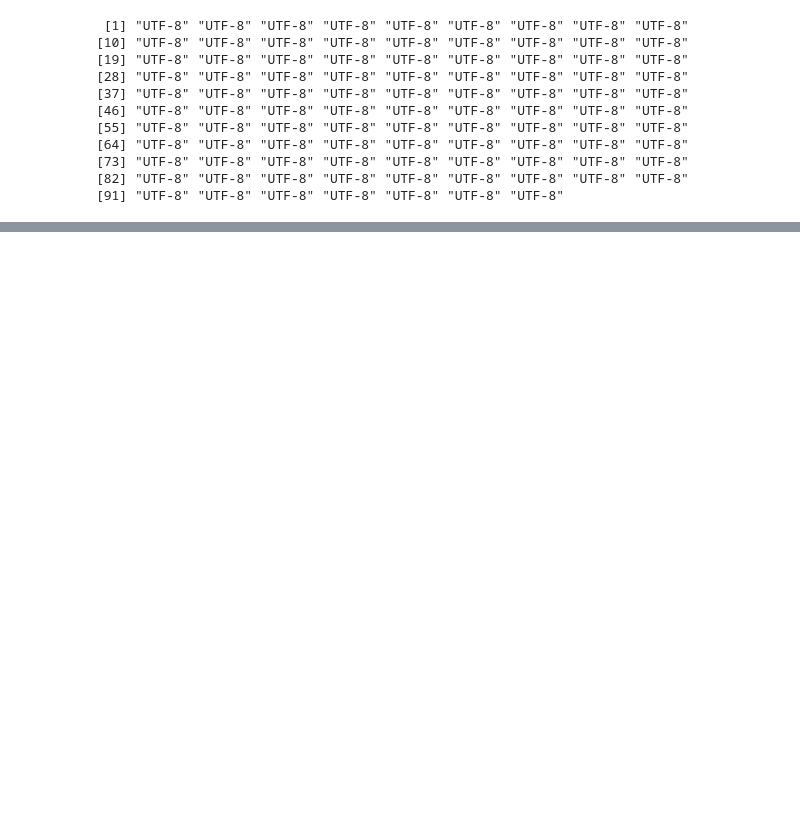
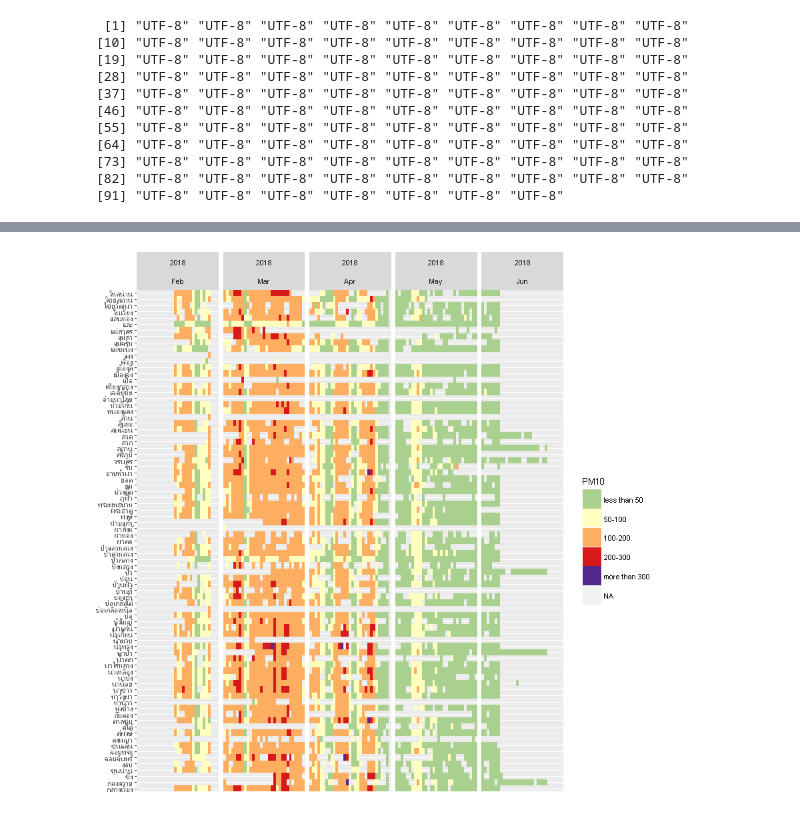
Before and after one commit to Maplub/Jupyter, a Jupyter notebook: Air Quality Explore 2018.ipynb, the cells around one changed output, grey strips where cells are left out. Cells and saved outputs as stored; diff of their text form; code cells hidden in the pictures; blank space fills up the shorter version.

```diff
--- a/Air Quality Explore 2018.ipynb
+++ b/Air Quality Explore 2018.ipynb
@@ -132,0 +141,7 @@ ggplot(airqdaily, aes(monthweek,dowf)) + geom_tile(aes(fill = pm10),colour = "wh
+# %%
+p<-ggplot(airq, aes(d,tambol)) +geom_tile(aes(fill = pm10cat))+facet_grid(.~ y+monthf)+ scale_fill_manual(guide = guide_legend(title = "PM10"),values=c("#A9D08E","#ffffbf","#fdae61","#d7191c","#54278f"),labels = c("less than 50","50-100","100-200","200-300","more than 300"))
+base_size<-8
+p +theme_grey(base_size = base_size) + labs(x = "",y = "") + scale_x_discrete(expand = c(0, 0)) +
+scale_y_discrete(expand = c(0, 0))
+# %% [output]
+[figure, added]
```
Also changed, not shown: parts of 13 cells of this notebook.
